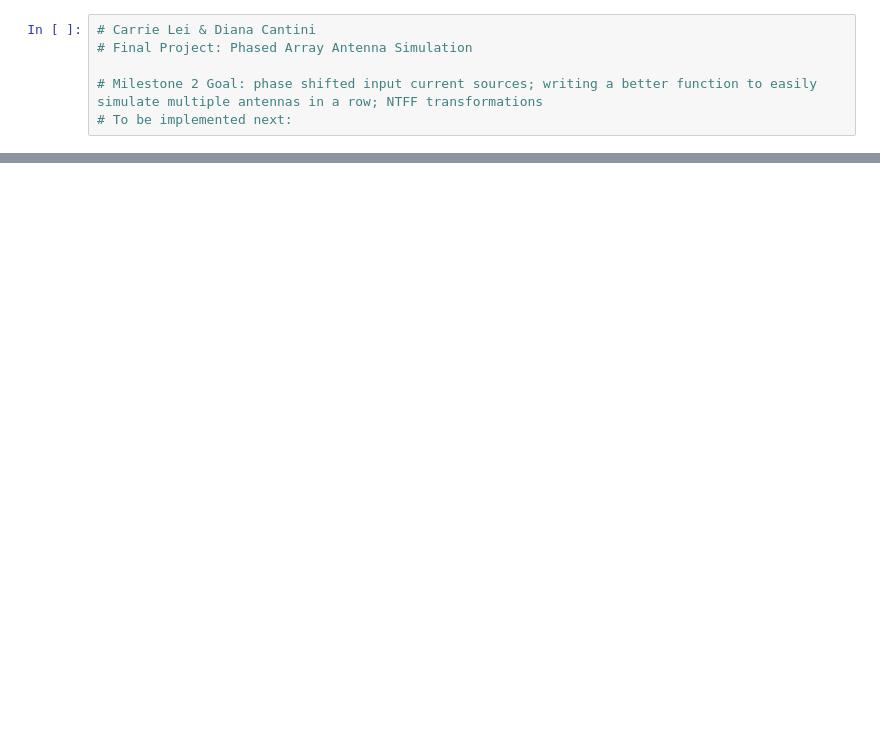
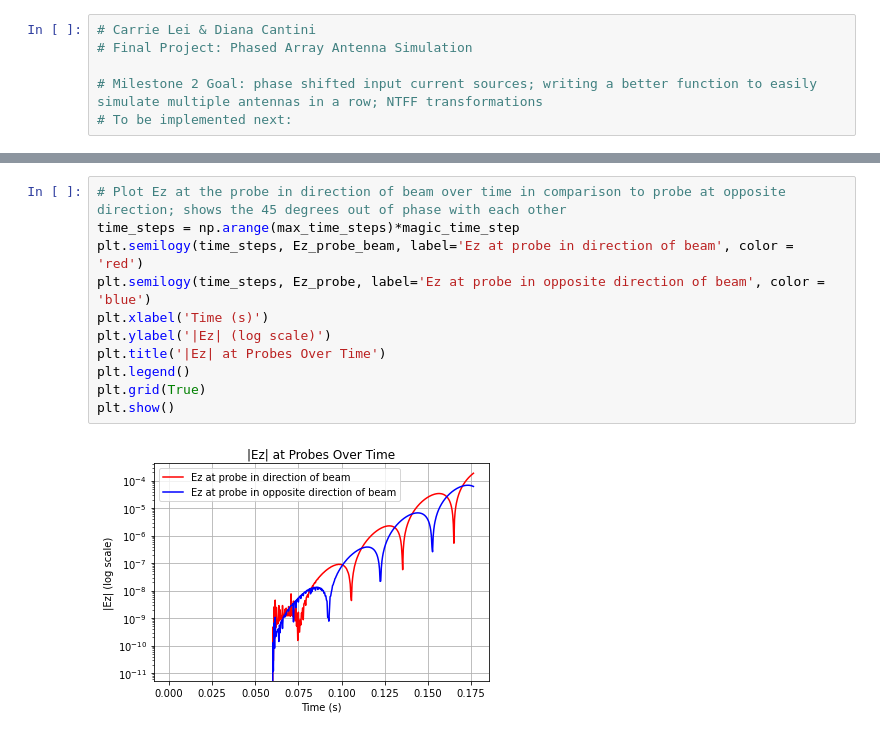
Before and after one commit to carrienlei/EE578FinalProject, a Jupyter notebook: phaseDelay.ipynb, the cells around one changed output, grey strips where cells are left out. Saved outputs shown, nothing was run; the diff lists cells and outputs as text; blank space fills up the shorter version.

```diff
--- a/phaseDelay.ipynb
+++ b/phaseDelay.ipynb
@@ -204,0 +220,13 @@ plt.show()
+# %%
+# Plot Ez at the probe in direction of beam over time in comparison to probe at opposite direction; shows the 45 degrees out of phase with each other
+time_steps = np.arange(max_time_steps)*magic_time_step
+plt.semilogy(time_steps, Ez_probe_beam, label='Ez at probe in direction of beam', color = 'red')
+plt.semilogy(time_steps, Ez_probe, label='Ez at probe in opposite direction of beam', color = 'blue')
+plt.xlabel('Time (s)')
+plt.ylabel('|Ez| (log scale)')
+plt.title('|Ez| at Probes Over Time')
+plt.legend()
+plt.grid(True)
+plt.show()
+# %% [output]
+[figure, added]
```
Also changed, not shown: parts of 4 cells of this notebook.
